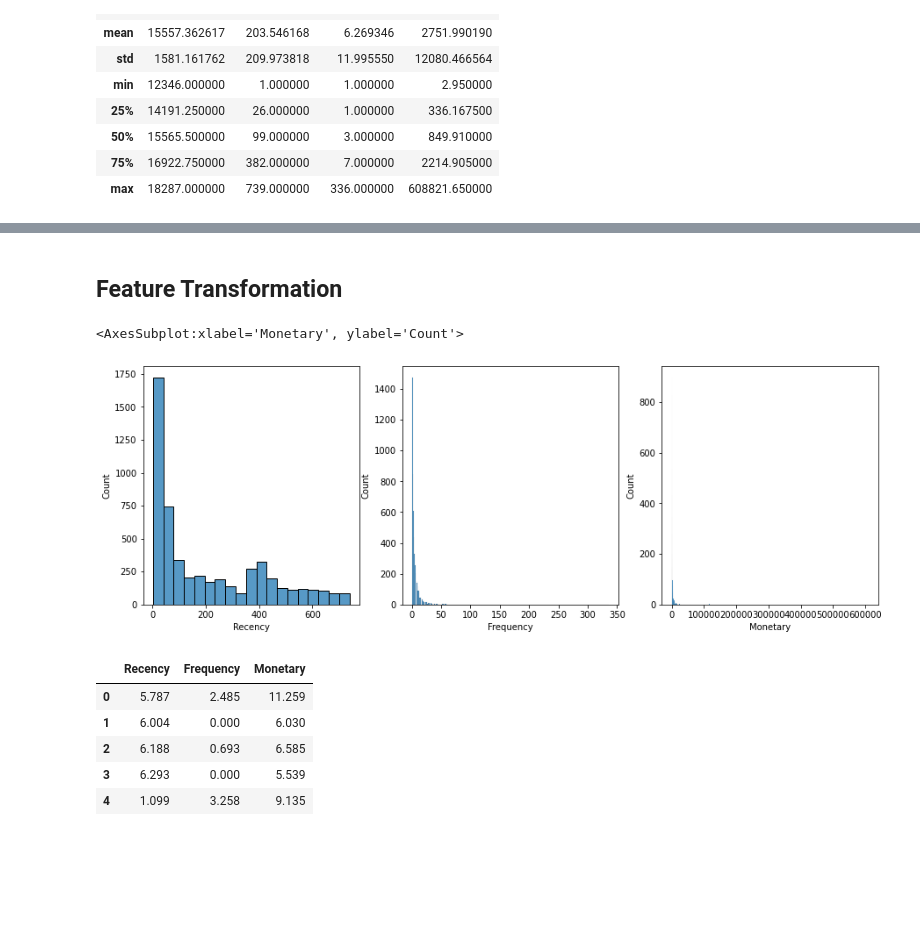
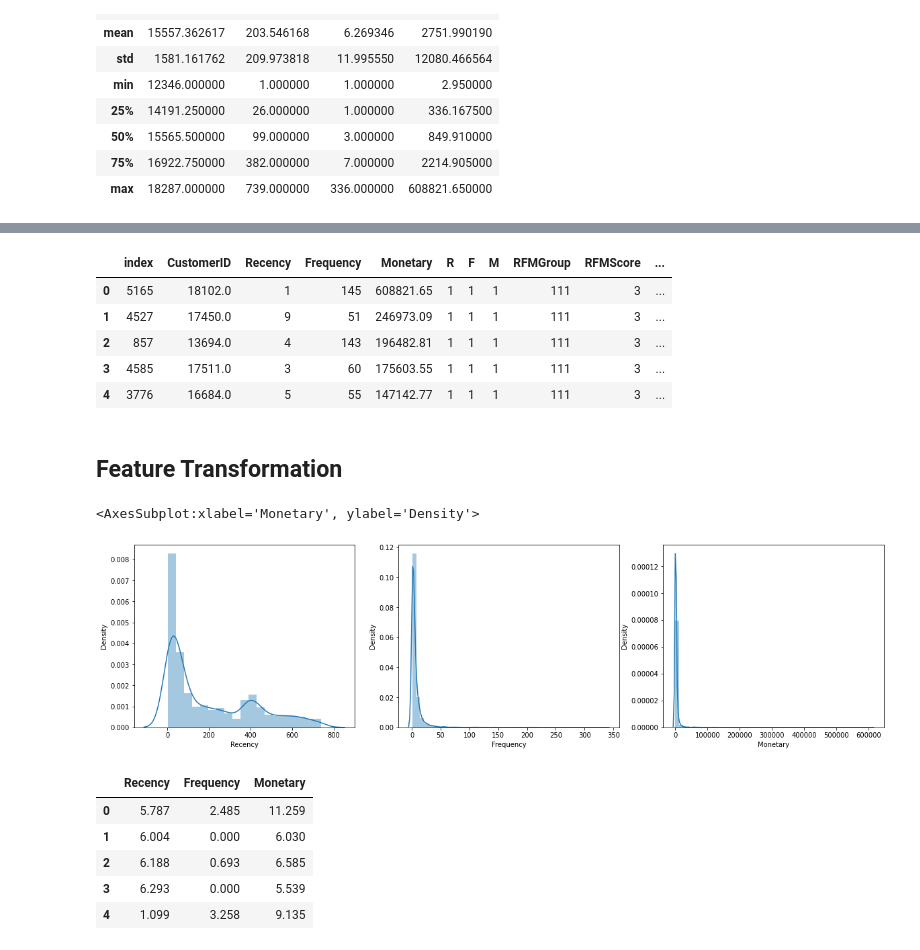
Before and after one commit to ParisRohan/AES-128-bit-Key-size-, a Jupyter notebook: rp-customer-segmentation.ipynb, the cells around one changed output, grey strips where cells are left out. Cells and saved outputs as stored; diff of their text form; code cells hidden in the pictures; blank space fills up the shorter version.

Commit message:
Kaggle Notebook | Customer Segmentation using RFM modeling & K-Means | Version 7

```diff
--- a/rp-customer-segmentation.ipynb
+++ b/rp-customer-segmentation.ipynb
@@ -359,3 +359,7 @@ rfm.describe()
 | 50% | 15565.500000 | 99.000000 | 3.000000 | 849.910000 |
 | 75% | 16922.750000 | 382.000000 | 7.000000 | 2214.905000 |
 | max | 18287.000000 | 739.000000 | 336.000000 | 608821.650000 |
+# %%
+#Split into four segments using quantiles
+quantiles = rfm.quantile(q=[0.25,0.5,0.75])
+quantiles = quantiles.to_dict()
@@ -361,0 +394,6 @@ rfm.describe()
+# %%
+#Calculate Add R, F and M segment value columns in the existing dataset to show R, F and M segment values
+rfm['R'] = rfm['Recency'].apply(RScoring, args=('Recency',quantiles,))
+rfm['F'] = rfm['Frequency'].apply(FnMScoring, args=('Frequency',quantiles,))
+rfm['M'] = rfm['Monetary'].apply(FnMScoring, args=('Monetary',quantiles,))
+rfm.head()
@@ -361,0 +407,7 @@ rfm.describe()
+# %%
+#Calculate and Add RFMGroup value column showing combined concatenated score of RFM
+rfm['RFMGroup'] = rfm.R.map(str) + rfm.F.map(str) + rfm.M.map(str)
+
+#Calculate and Add RFMScore value column showing total sum of RFMGroup values
+rfm['RFMScore'] = rfm[['R', 'F', 'M']].sum(axis = 1)
+rfm.head()
@@ -361,0 +421,6 @@ rfm.describe()
+# %%
+#Assign Loyalty Level to each customer
+Loyalty_Level = ['Platinum', 'Gold', 'Silver', 'Bronze']
+Score_cuts = pd.qcut(rfm.RFMScore, q = 4, labels = Loyalty_Level)
+rfm['RFM_Loyalty_Level'] = Score_cuts.values
+rfm.reset_index().head()
@@ -362,20 +434,30 @@ rfm.describe()
+# %%
+#Validate the data for RFMGroup = 111
+rfm[rfm['RFMGroup']=='111'].sort_values('Monetary', ascending=False).reset_index().head()
+# %% [output]
+|  | index | CustomerID | Recency | Frequency | Monetary | R | F | M | RFMGroup | RFMScore | ... |
+| 0 | 5165 | 18102.0 | 1 | 145 | 608821.65 | 1 | 1 | 1 | 111 | 3 | ... |
+| 1 | 4527 | 17450.0 | 9 | 51 | 246973.09 | 1 | 1 | 1 | 111 | 3 | ... |
+| 2 | 857 | 13694.0 | 4 | 143 | 196482.81 | 1 | 1 | 1 | 111 | 3 | ... |
+| 3 | 4585 | 17511.0 | 3 | 60 | 175603.55 | 1 | 1 | 1 | 111 | 3 | ... |
+| 4 | 3776 | 16684.0 | 5 | 55 | 147142.77 | 1 | 1 | 1 | 111 | 3 | ... |
 # %% [markdown]
 ## Feature Transformation
 # %%
 #Plot data distribution
-plt.figure(figsize=(15,5))
+plt.figure(figsize=(20,5))
 
 plt.subplot(1,3,1)
-sns.histplot(data=rfm, x='Recency')
+sns.distplot(rfm['Recency'])
 
 plt.subplot(1,3,2)
-sns.histplot(data=rfm, x='Frequency')
+sns.distplot(rfm['Frequency'])
 
 plt.subplot(1,3,3)
-sns.histplot(data=rfm, x='Monetary')
+sns.distplot(rfm['Monetary'])
 # %% [output]
-<AxesSubplot:xlabel='Monetary', ylabel='Count'>
+<AxesSubplot:xlabel='Monetary', ylabel='Density'>
-[figure, old version]
+[figure, new version]
 # %%
 #apply log transformation
 rfm_log = rfm[['Recency', 'Frequency', 'Monetary']].apply(np.log, axis=1).round(3)
```
Also changed, not shown: parts of 20 cells of this notebook.
